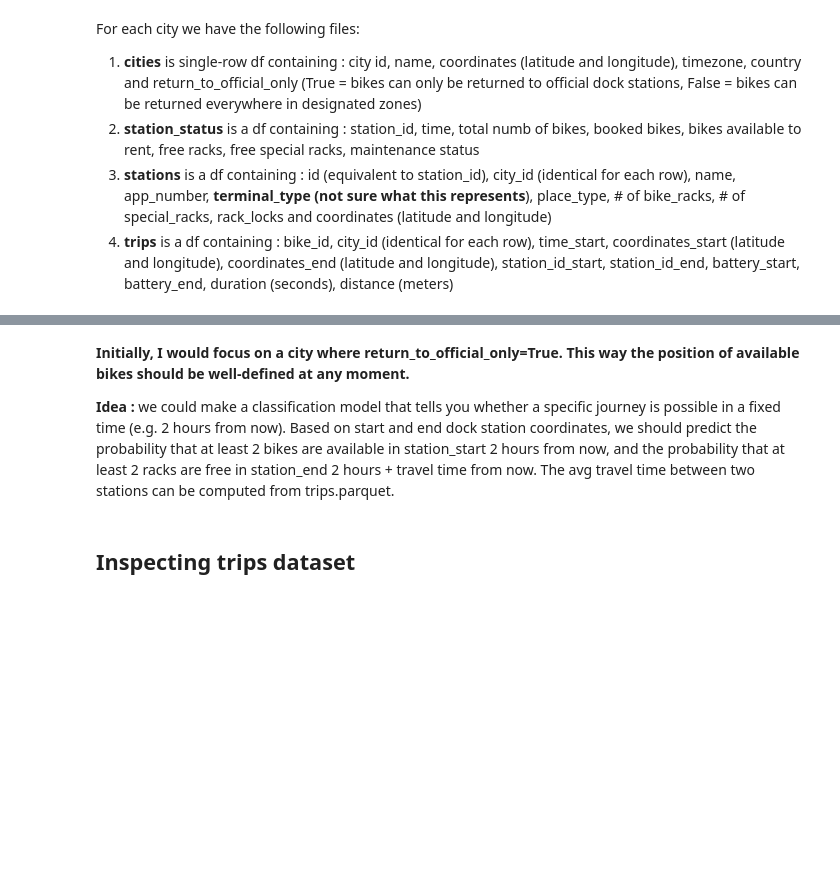
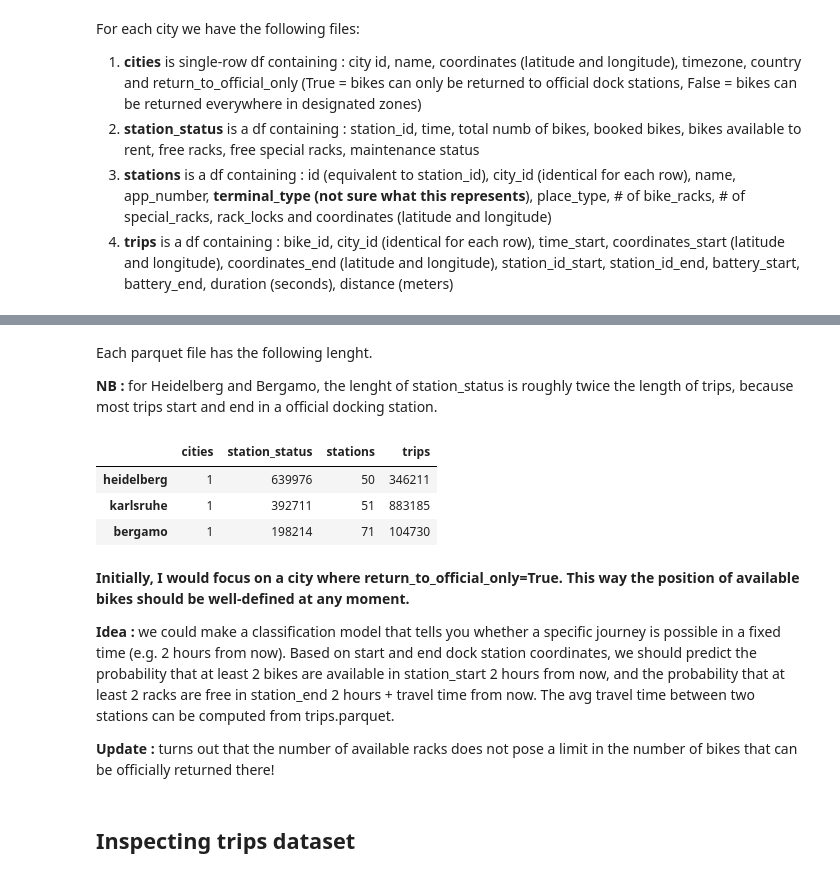
Before and after one commit to foretell-labs/CityFlow, a Jupyter notebook: notebooks/01_data_exploration.ipynb, the cells around one changed output, grey strips where cells are left out. Saved outputs shown, nothing was run; the diff lists cells and outputs as text; code cells hidden in the pictures; blank space fills up the shorter version.

```diff
--- a/notebooks/01_data_exploration.ipynb
+++ b/notebooks/01_data_exploration.ipynb
@@ -36,7 +36,34 @@ duckdb.read_parquet(str(path)).limit(5).df()
+# %% [markdown]
+Each parquet file has the following lenght.
+
+**NB :** for Heidelberg and Bergamo, the lenght of station_status is roughly twice the length of trips, because most trips start and end in a official docking station.
+# %%
+import pandas as pd
+
+cities = ["heidelberg", "karlsruhe", "bergamo"]
+datasets = ("cities", "station_status", "stations", "trips")
+data_dir = PROJECT_ROOT / "data"
+
+counts_by_city: dict[str, dict[str, int]] = {
+    city: {
+        name: len(duckdb.read_parquet(str(data_dir / city / f"{name}.parquet")))
+        for name in datasets
+    }
+    for city in cities
+}
+
+pd.DataFrame.from_dict(counts_by_city, orient="index")
+# %% [output]
+|  | cities | station_status | stations | trips |
+| heidelberg | 1 | 639976 | 50 | 346211 |
+| karlsruhe | 1 | 392711 | 51 | 883185 |
+| bergamo | 1 | 198214 | 71 | 104730 |
 # %% [markdown]
 **Initially, I would focus on a city where return_to_official_only=True. This way the position of available bikes should be well-defined at any moment.**
 
 **Idea :** we could make a classification model that tells you whether a specific journey is possible in a fixed time (e.g. 2 hours from now). Based on start and end dock station coordinates, we should predict the probability that at least 2 bikes are available in station_start 2 hours from now, and the probability that at least 2 racks are free in station_end 2 hours + travel time from now. The avg travel time between two stations can be computed from trips.parquet.
+
+**Update :** turns out that the number of available racks does not pose a limit in the number of bikes that can be officially returned there!
 # %% [markdown]
 ## Inspecting trips dataset
 # %% [markdown]
```
Also changed, not shown: parts of 9 cells of this notebook, 1 other file.
